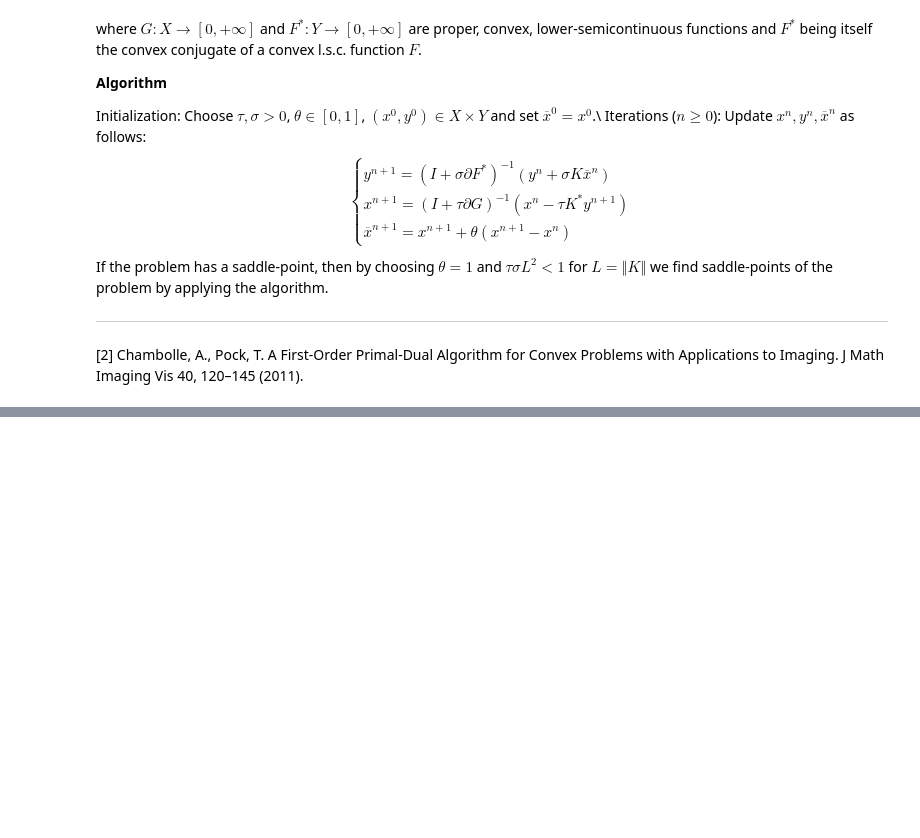
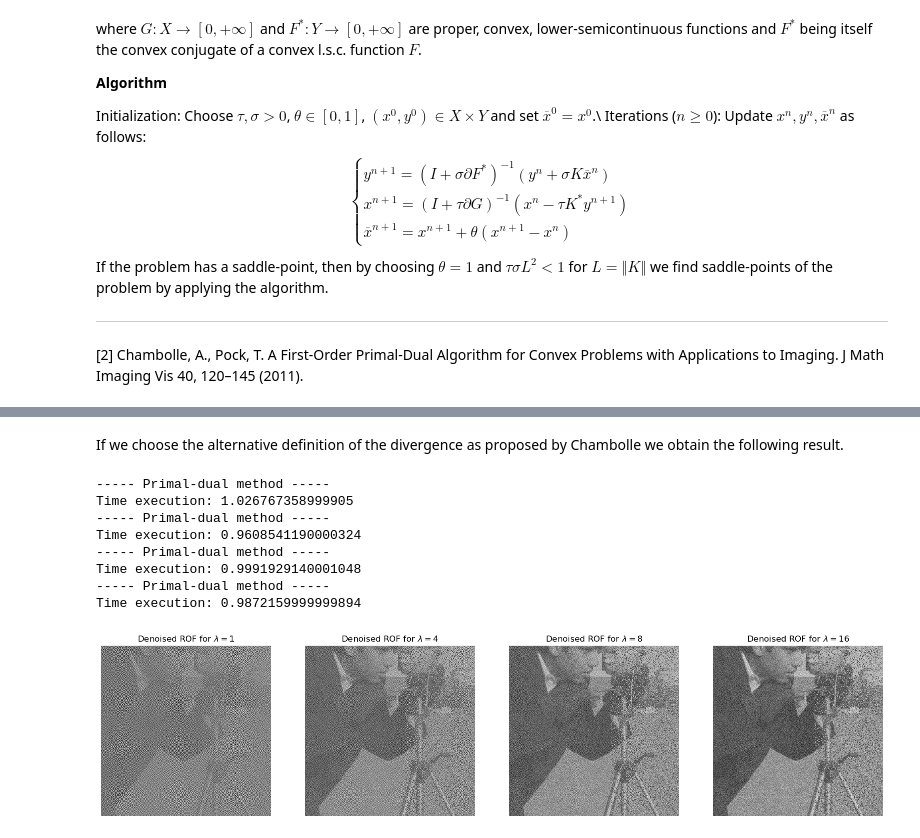
Before and after one commit to LucasJoh/PrimalDualTV, a Jupyter notebook: CP-experiment.ipynb, the cells around one changed output, grey strips where cells are left out. Cells and saved outputs as stored; diff of their text form; code cells hidden in the pictures; blank space fills up the shorter version.

```diff
--- a/CP-experiment.ipynb
+++ b/CP-experiment.ipynb
@@ -380,0 +348,40 @@ Iteration 100  ROF-Energy:  (np.float64(16522.39128841387), np.float64(16461.297
+# %% [markdown]
+If we choose the alternative definition of the divergence as proposed by Chambolle we obtain the following result.
+# %%
+#Setup
+K_T = lambda x: div(x)
+
+results2 = []
+lambdas = [1,4,8,16]
+
+for Lamb in lambdas:
+    prox_g = lambda u, tau: ROF_prox_G(u, noised_pic, Lamb, tau)
+    prox_f = lambda p, sigma: prox_F_conj(p)
+    g_lambda = lambda u: G(u, noised_pic, Lamb)
+    f_conj = F_conj
+
+    energy = lambda u, p: calc_energy_ROF(u, noised_pic, Lamb)
+
+    res = primaldual(energy, f_conj, g_lambda, prox_f, prox_g, K, K_T, u0, p0, sigma, tau, numb_iter=iterations, tracking=True)
+
+    results2.append(res)
+
+plt.figure(figsize=(20, 10))
+plt.gray()
+l = len(results2)
+for i in range(len(results2)):
+    plt.subplot(1, len(results2), i+1)
+    plt.imshow(results2[i][0])
+    plt.title(f'Denoised ROF for $\lambda=${lambdas[i]}')
+    plt.axis('off')
+plt.show()
+# %% [output]
+----- Primal-dual method -----
+Time execution: 1.026767358999905
+----- Primal-dual method -----
+Time execution: 0.9608541190000324
+----- Primal-dual method -----
+Time execution: 0.9991929140001048
+----- Primal-dual method -----
+Time execution: 0.9872159999999894
+[figure, added]
```
Also changed, not shown: parts of 27 cells of this notebook.
